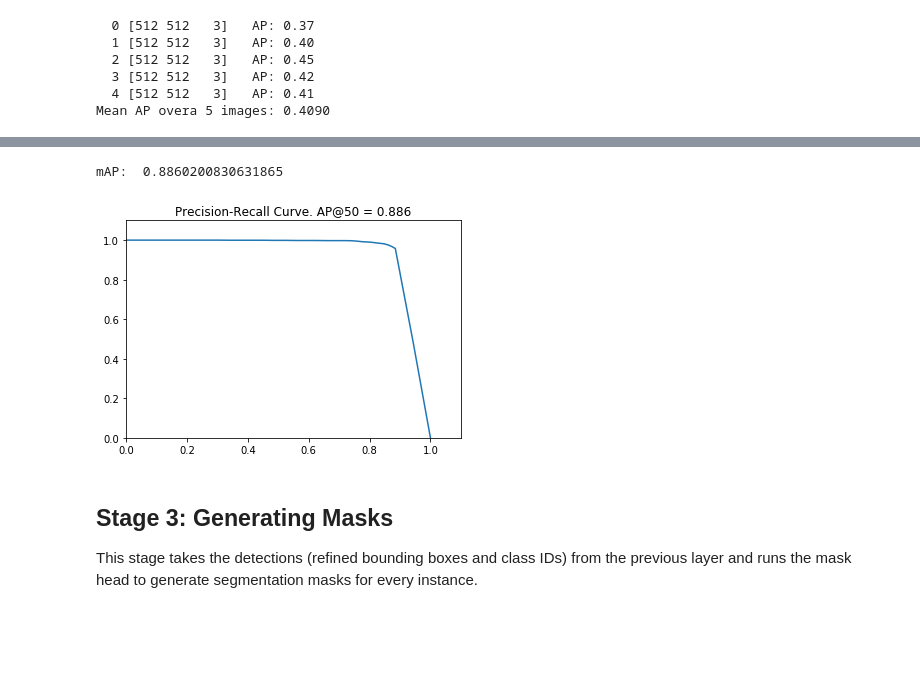
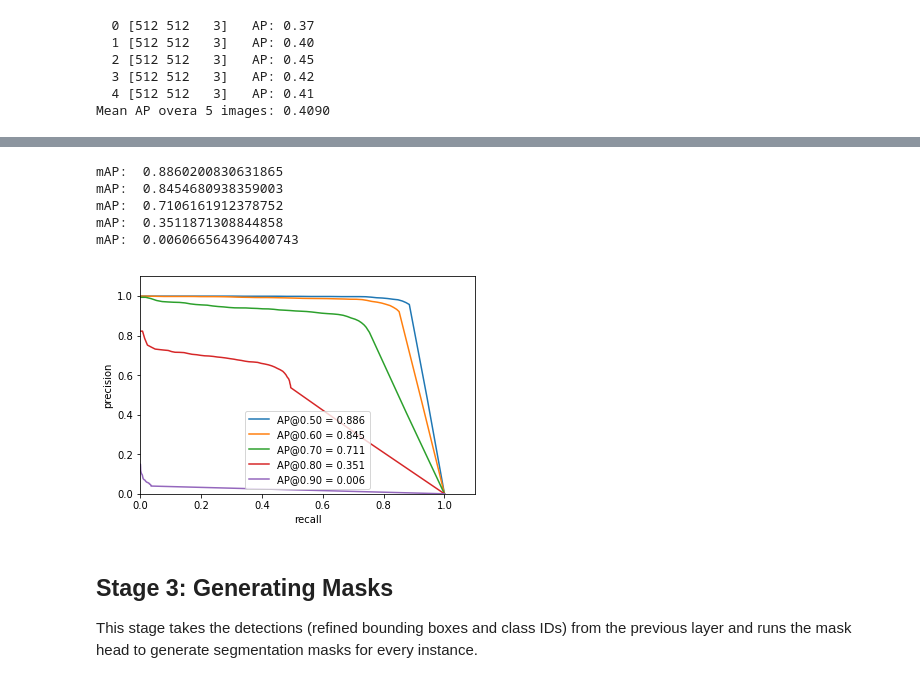
Before and after one commit to burke86/astro_rcnn, a Jupyter notebook: train.ipynb, the cells around one changed output, grey strips where cells are left out. Cells and saved outputs as stored; diff of their text form; code cells hidden in the pictures; blank space fills up the shorter version.

Commit message:
AP score over IOU thresh

```diff
--- a/train.ipynb
+++ b/train.ipynb
@@ -322,38 +324,53 @@ Mean AP overa 5 images: 0.4090
 # %%
-# Compute VOC-Style mAP @ IoU=0.5
+# Compute VOC-Style mAP
 # May take a few minutes depending on size of validation set
-APs = []
-ps = []
-rs = []
-for image_id in dataset_val.image_ids:
-    # Load image and ground truth data
-    image, image_meta, gt_class_id, gt_bbox, gt_mask =\
-        modellib.load_image_gt(dataset_val, inference_config,
-                               image_id, use_mini_mask=False)
-    molded_images = np.expand_dims(modellib.mold_image(image, inference_config), 0)
-    # Run object detection
-    results = model.detect([image], verbose=0)
-    r = results[0]
-    # Compute AP
-    AP, precisions, recalls, overlaps =\
-        utils.compute_ap(gt_bbox, gt_class_id, gt_mask,
-                         r["rois"], r["class_ids"], r["scores"], r['masks'])
+def compute_performance(iou_threshold=0.5):
+    APs = []
+    ps = []
+    rs = []
+    for image_id in dataset_val.image_ids:
+        # Load image and ground truth data
+        image, image_meta, gt_class_id, gt_bbox, gt_mask =\
+            modellib.load_image_gt(dataset_val, inference_config,
+                                   image_id, use_mini_mask=False)
+        molded_images = np.expand_dims(modellib.mold_image(image, inference_config), 0)
+        # Run object detection
+        results = model.detect([image], verbose=0)
+        r = results[0]
+        # Compute AP
+        AP, precisions, recalls, overlaps =\
+            utils.compute_ap(gt_bbox, gt_class_id, gt_mask,
+                             r["rois"], r["class_ids"], r["scores"], r['masks'],iou_threshold=iou_threshold)
 
-    APs.append(AP)
-    # interpolate precisions and recalls to achieve same sampling for averaging
-    precisions = np.interp(np.linspace(0, len(precisions), 50), np.arange(0, len(precisions)), precisions)
-    recalls = np.interp(np.linspace(0, len(recalls), 50), np.arange(0, len(recalls)), recalls)
-    ps.append(precisions)
-    rs.append(recalls)
-
-print("mAP: ", np.mean(APs))
+        APs.append(AP)
+        # interpolate precisions and recalls to achieve same sampling for averaging
+        precisions = np.interp(np.linspace(0, len(precisions), 50), np.arange(0, len(precisions)), precisions)
+        recalls = np.interp(np.linspace(0, len(recalls), 50), np.arange(0, len(recalls)), recalls)
+        ps.append(precisions)
+        rs.append(recalls)
+    print("mAP: ", np.mean(APs))
+    return np.mean(APs), np.mean(ps,0), np.mean(rs,0)
-# %% [output]
-mAP:  0.8860200830631865
-# %%
-# plot batch-averaged precisions-recall curve
-visualize.plot_precision_recall(np.mean(APs),np.mean(ps,0),np.mean(rs,0))
-# %% [output]
-[figure, removed]
+# %%
+# Plot precision-recall curve over range of IOU thresholds
+# This will take a while!
+mean_APs = []
+mean_ps = []
+mean_rs = []
+iou_thresholds = np.arange(0.5, 1.0, 0.1)
+for i in iou_thresholds:
+    APs,ps,rs = compute_performance(i)
+    mean_APs.append(APs)
+    mean_ps.append(ps)
+    mean_rs.append(rs)
+
+visualize.plot_precision_recall_range(mean_APs,iou_thresholds,mean_ps,mean_rs)
+# %% [output]
+mAP:  0.8860200830631865
+mAP:  0.8454680938359003
+mAP:  0.7106161912378752
+mAP:  0.3511871308844858
+mAP:  0.006066564396400743
+[figure, added]
 # %% [markdown]
 ## Stage 3: Generating Masks
 
```
Also changed, not shown: parts of 9 cells of this notebook, 1 other file.
